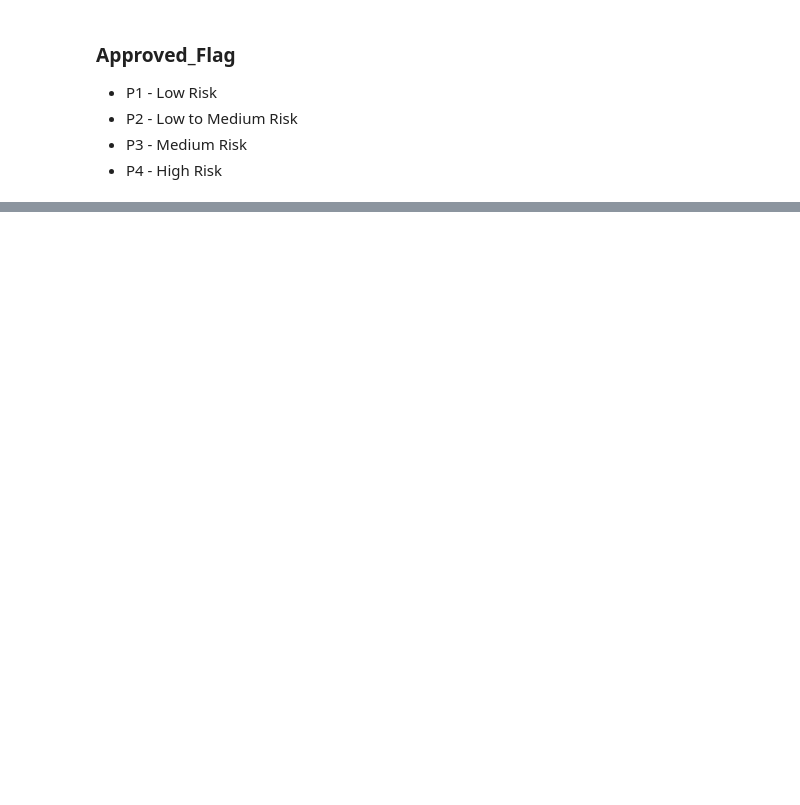
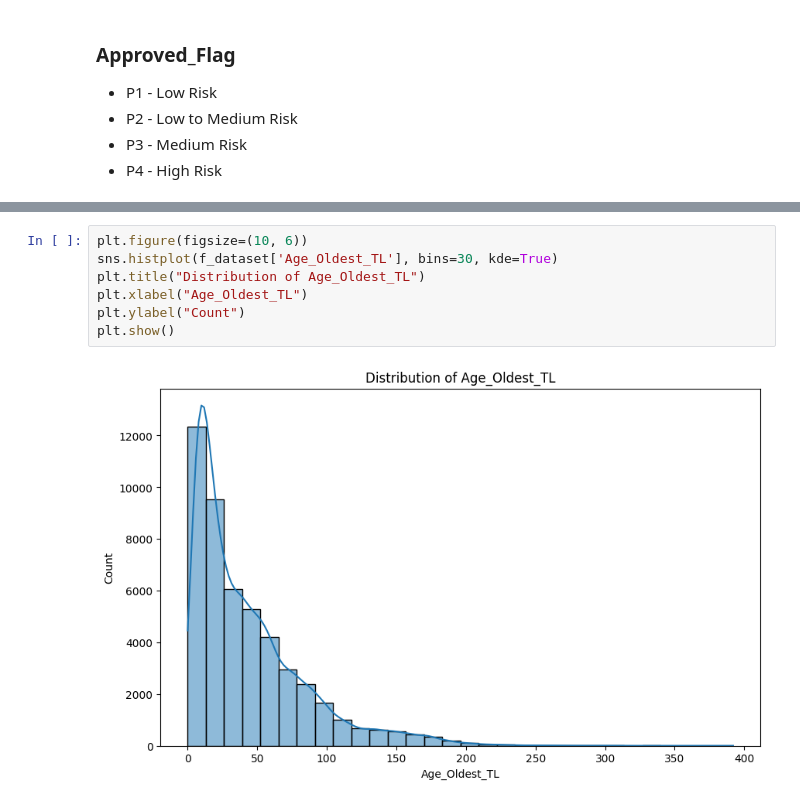
Before and after one commit to sayalii-e/Credit-Risk-Assessment, a Jupyter notebook: Untitled.ipynb, the cells around one changed output, grey strips where cells are left out. Drawn from its saved outputs; the diff is of its cells as text; blank space fills up the shorter version.

```diff
--- a/Untitled.ipynb
+++ b/Untitled.ipynb
@@ -627,0 +737,9 @@ train_n = train_n.drop(columns=['CC_utilization', 'PL_utilization','max_unsec_ex
+# %%
+plt.figure(figsize=(10, 6))
+sns.histplot(f_dataset['Age_Oldest_TL'], bins=30, kde=True)
+plt.title("Distribution of Age_Oldest_TL")
+plt.xlabel("Age_Oldest_TL")
+plt.ylabel("Count")
+plt.show()
+# %% [output]
+[figure, added]
```
Also changed, not shown: parts of 32 cells of this notebook, 2 other files.
